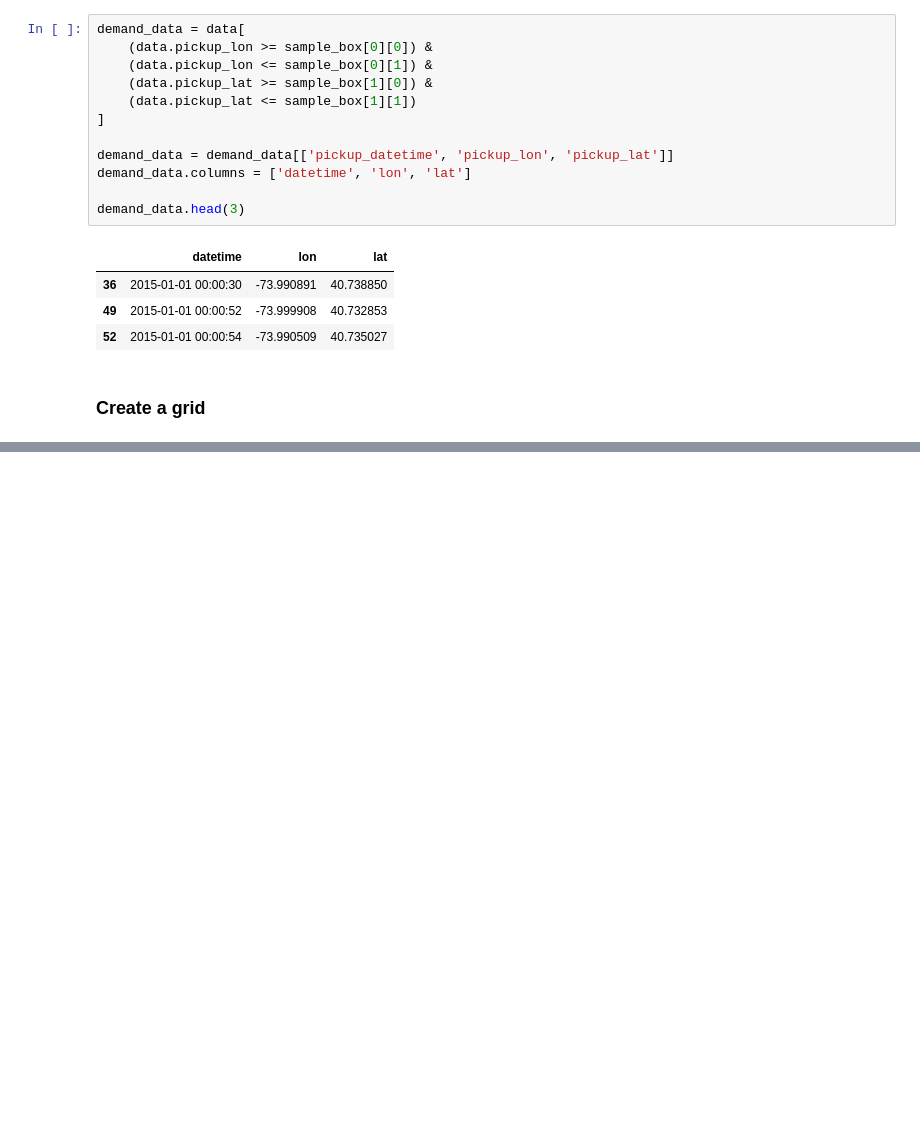
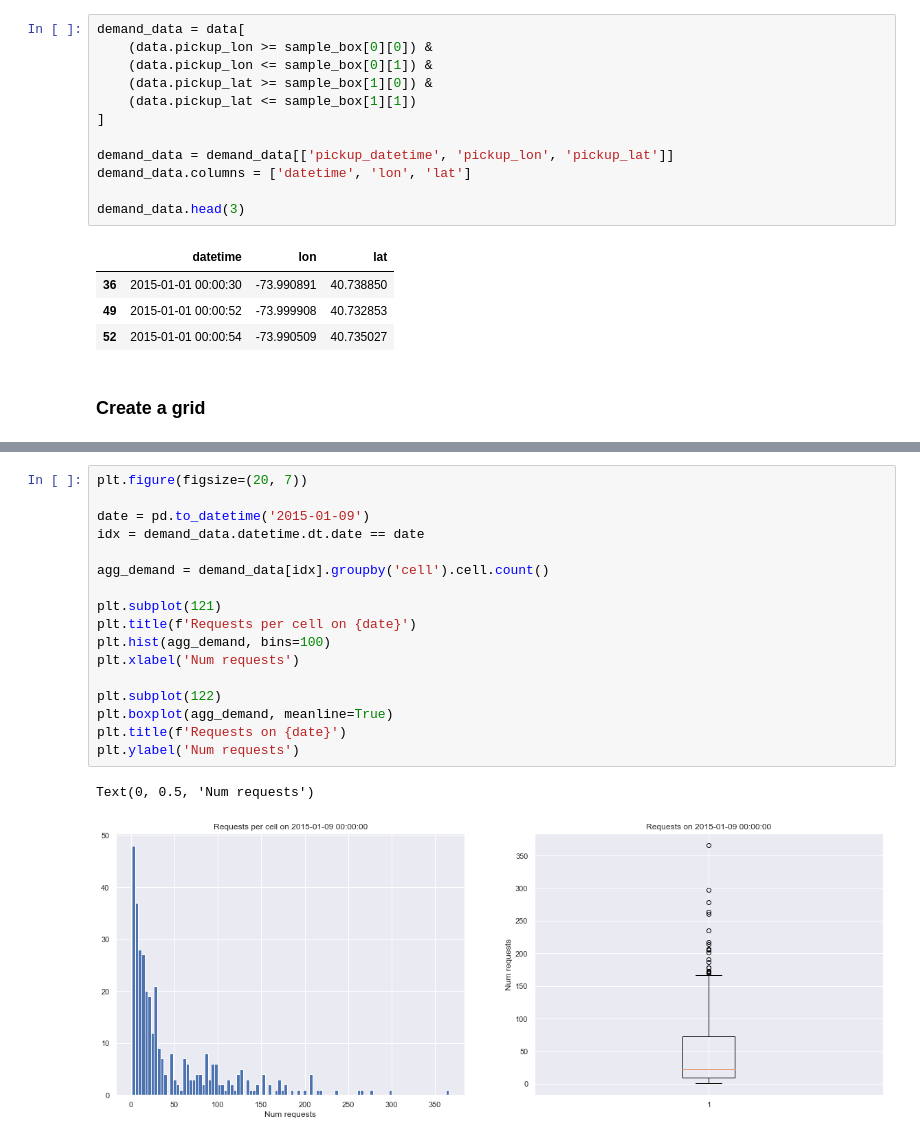
Before and after one commit to sash-ko/ai-transportation, a Jupyter notebook: cnn_demand_model/Baselines.ipynb, the cells around one changed output, grey strips where cells are left out. Saved outputs shown, nothing was run; the diff lists cells and outputs as text; blank space fills up the shorter version.

Commit message:
Add hist and boxplot

```diff
--- a/cnn_demand_model/Baselines.ipynb
+++ b/cnn_demand_model/Baselines.ipynb
@@ -165,0 +175,20 @@ demand_data.head(5)
+# %%
+plt.figure(figsize=(20, 7))
+
+date = pd.to_datetime('2015-01-09')
+idx = demand_data.datetime.dt.date == date
+
+agg_demand = demand_data[idx].groupby('cell').cell.count()
+
+plt.subplot(121)
+plt.title(f'Requests per cell on {date}')
+plt.hist(agg_demand, bins=100)
+plt.xlabel('Num requests')
+
+plt.subplot(122)
+plt.boxplot(agg_demand, meanline=True)
+plt.title(f'Requests on {date}')
+plt.ylabel('Num requests')
+# %% [output]
+Text(0, 0.5, 'Num requests')
+[figure, added]
```
Also changed, not shown: parts of 4 cells of this notebook.
